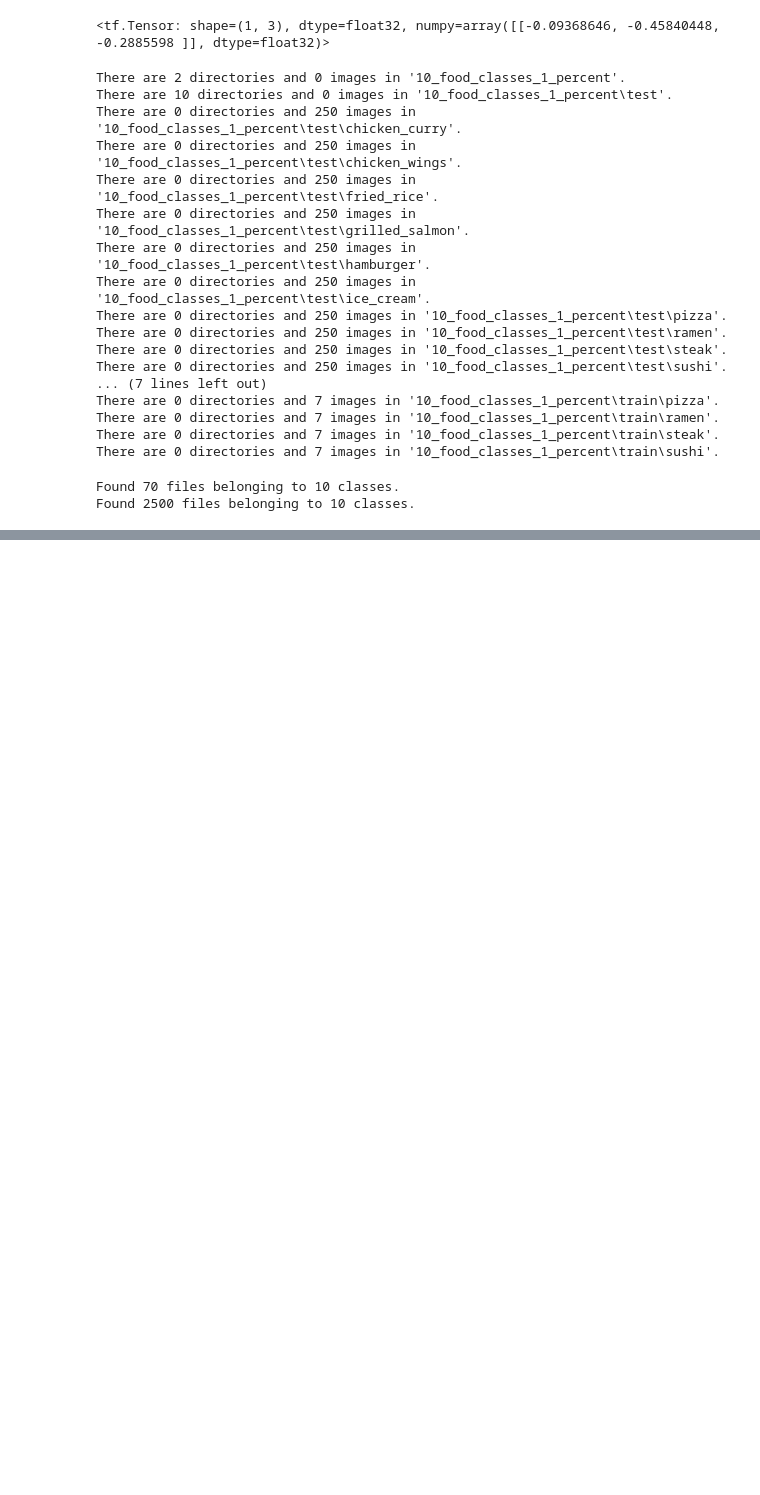
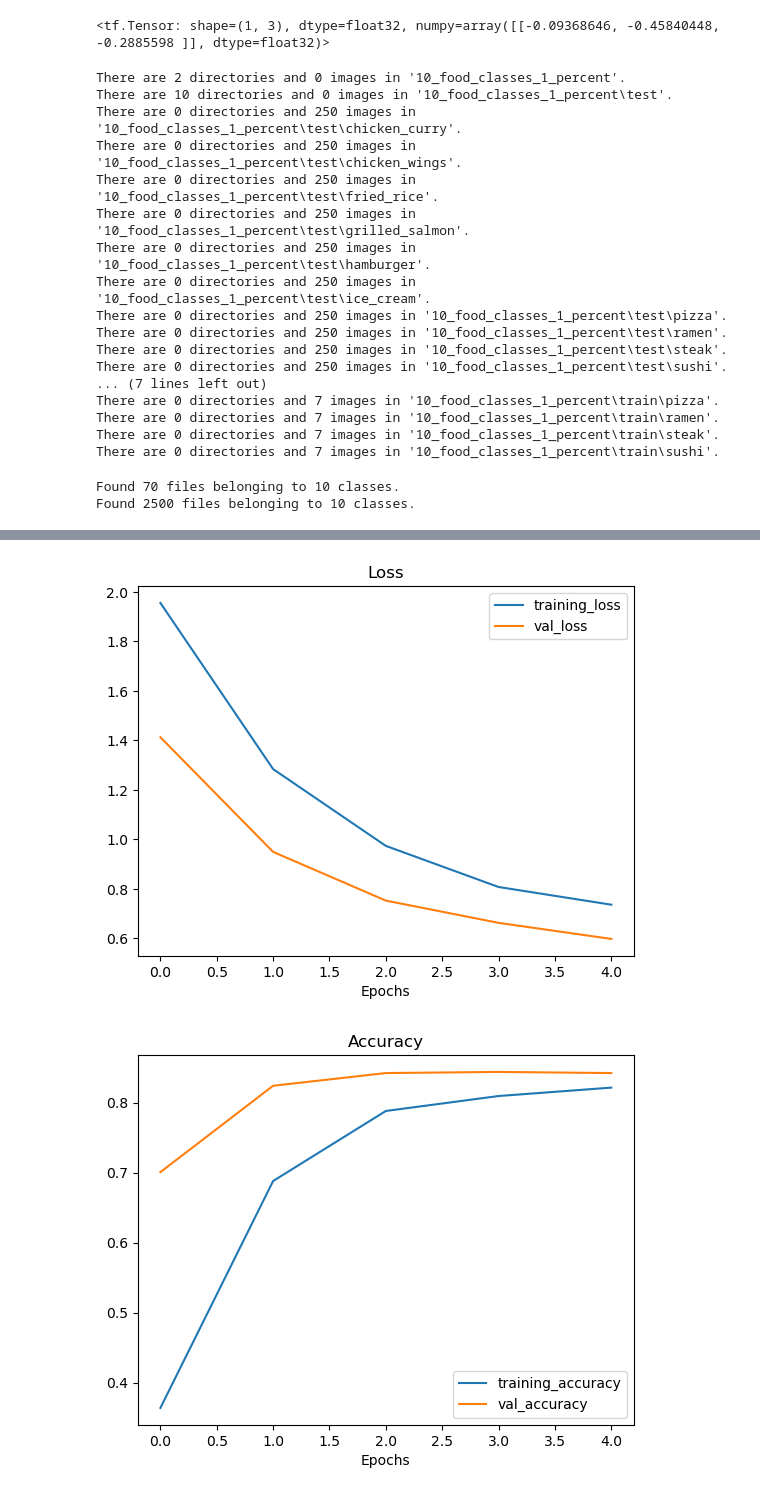
Before and after one commit to vivek11416/tensorFlow, a Jupyter notebook: TransferLearning/Tf_tl_2.ipynb, the cells around one changed output, grey strips where cells are left out. Cells and saved outputs as stored; diff of their text form; code cells hidden in the pictures; blank space fills up the shorter version.

```diff
--- a/TransferLearning/Tf_tl_2.ipynb
+++ b/TransferLearning/Tf_tl_2.ipynb
@@ -234,0 +365,28 @@ Found 2500 files belonging to 10 classes.
+# %%
+from keras import layers
+from keras.layers import preprocessing
+from keras.models import Sequential
+
+data_augmentation = Sequential([
+    tf.keras.layers.experimental.preprocessing.RandomFlip("horizontal"),
+    tf.keras.layers.experimental.preprocessing.RandomHeight(0.2),
+    tf.keras.layers.experimental.preprocessing.RandomWidth(0.2),
+    tf.keras.layers.experimental.preprocessing.RandomZoom(0.2),
+    tf.keras.layers.experimental.preprocessing.RandomRotation(0.2),
+],name = "data_augmentation")
+
+input_shape = (224,224,3)
+
+base_model = tf.keras.applications.EfficientNetB0(include_top=False)
+base_model.trainable = False
+
+inputs = layers.Input(shape=input_shape,name="input_layer")
+x = data_augmentation(inputs)
+x = base_model(x,training=False)
+x = layers.GlobalAveragePooling2D(name="Global_averagre_pooling_2D")(x)
+outputs = layers.Dense(10,activation="softmax",name= "output_layer")(x)
+model_2 = tf.keras.Model(inputs,outputs)
+
+model_2.compile(loss = "categorical_crossentropy",
+                optimizer=tf.keras.optimizers.Adam(),
+                metrics=['accuracy'])
@@ -234,0 +413,10 @@ Found 2500 files belonging to 10 classes.
+# %%
+#016 Creating a ModelCheckpoint to save our model's weights during training
+checkpoint_path = "ten_percent_model_checkpoints_weights/checkpoint.ckpt"
+
+checkpoint_callback = tf.keras.callbacks.ModelCheckpoint(filepath=checkpoint_path,save_weights_only=True,save_best_only=False,save_freq="epoch",verbose=1)
+# %%
+#017 Fitting and evaluating Model 2 (and saving its weights using ModelCheckpoint)
+#Fit model 2 passing in the model checkpoint callback
+initial_epochs = 5
+history_10_percent_data_aug = model_2.fit(train_data_10_percent,epochs=initial_epochs,validation_data=test_data,validation_steps=int(0.25*len(test_data)),callbacks=[create_tensorboard_callback(dir_name="transfer_learning",experiment_name="10_percent_data_aug"),checkpoint_callback])
@@ -234,0 +451,5 @@ Found 2500 files belonging to 10 classes.
+# %%
+plot_loss_curves(history_10_percent_data_aug)
+# %% [output]
+[figure, added]
+[figure, added]
```
Also changed, not shown: parts of 18 cells of this notebook, 7 other files.
